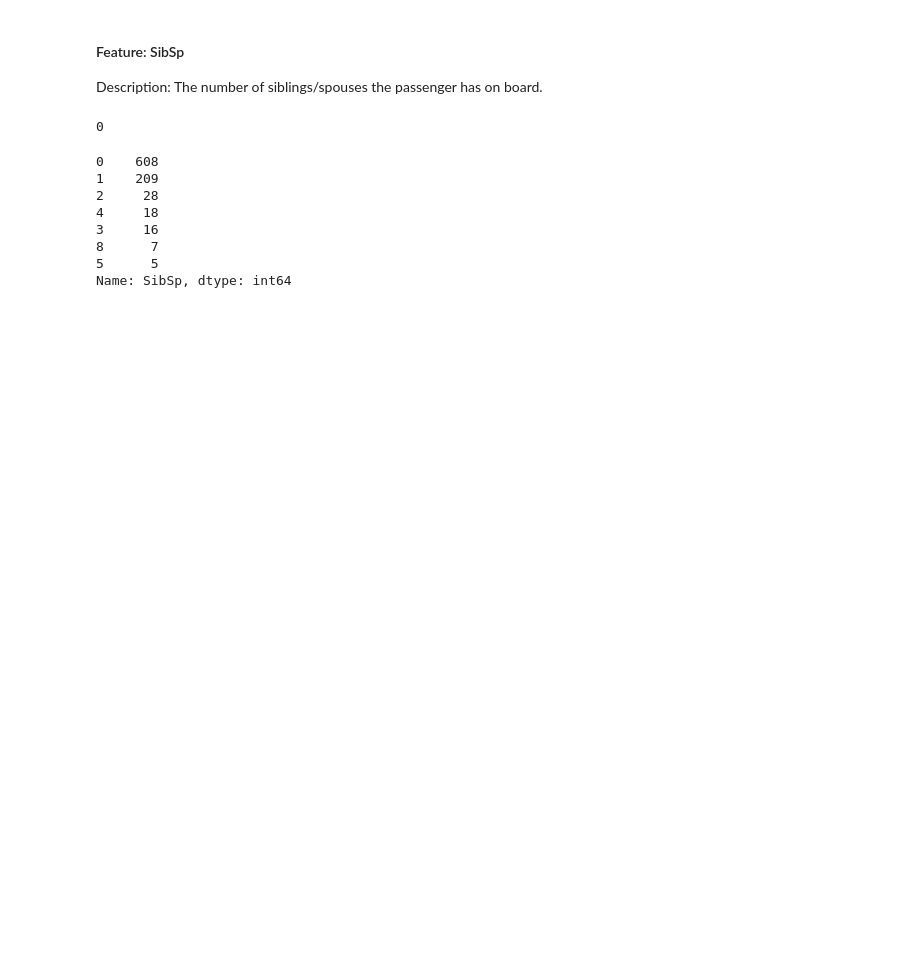
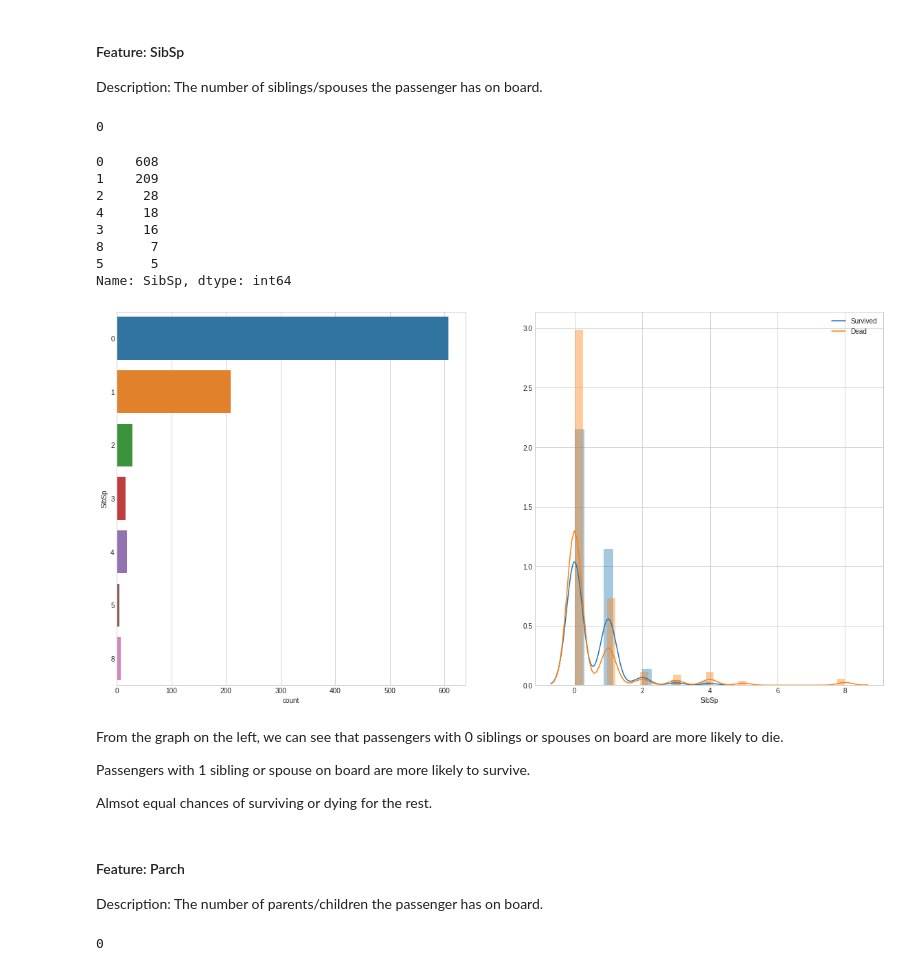
Before and after one commit to ikikika/data_science, a Jupyter notebook: titanic-kaggle/titanic_kaggle_2.ipynb, the cells around one changed output. Cells and saved outputs as stored; diff of their text form; code cells hidden in the pictures; blank space fills up the shorter version.

```diff
--- a/titanic-kaggle/titanic_kaggle_2.ipynb
+++ b/titanic-kaggle/titanic_kaggle_2.ipynb
@@ -294,3 +290,19 @@ missing_vals['Age']
+# %%
+def plot_count_dist(data, bin_df, label_column, target_column, figsize=(20,5), use_bin_df=False):
+  if use_bin_df:
+    fig = plt.figure(figsize=figsize)
+    plt.subplot(1,2,1)
+    sns.countplot( y=target_column, data=bin_df )
+    plt.subplot(1,2,2)
+    sns.distplot( data.loc[ data[label_column] == 1 ][ target_column ], kde_kws={'label': 'Survived'} )
+    sns.distplot( data.loc[ data[label_column] == 0 ][ target_column ], kde_kws={'label': 'Dead'} )
+  else:
+    fig = plt.figure(figsize=figsize)
+    plt.subplot(1,2,1)
+    sns.countplot( y=target_column, data=data )
+    plt.subplot(1,2,2)
+    sns.distplot( data.loc[ data[label_column] == 1 ][ target_column ], kde_kws={'label': 'Survived'} )
+    sns.distplot( data.loc[ data[label_column] == 0 ][ target_column ], kde_kws={'label': 'Dead'} )
 # %% [markdown]
 #### Feature: SibSp
 Description: The number of siblings/spouses the passenger has on board.
@@ -311,3 +324,25 @@ train.SibSp.value_counts()
 8      7
 5      5
 Name: SibSp, dtype: int64
+# %%
+# Add SibSp to subset dataframe.
+df_bin['SibSp'] = train['SibSp']
+df_con['SibSp'] = train['SibSp']
+# %%
+plot_count_dist(train, df_bin, 'Survived', 'SibSp', (20,10))
+# %% [output]
+[figure, added]
+# %% [markdown]
+From the graph on the left, we can see that passengers with 0 siblings or spouses on board are more likely to die.
+
+Passengers with 1 sibling or spouse on board are more likely to survive.
+
+Almsot equal chances of surviving or dying for the rest.
+# %% [markdown]
+#### Feature: Parch
+Description: The number of parents/children the passenger has on board.
+# %%
+# Missing values?
+train['Parch'].isnull().sum()
+# %% [output]
+0
```
Also changed, not shown: parts of 26 cells of this notebook.
